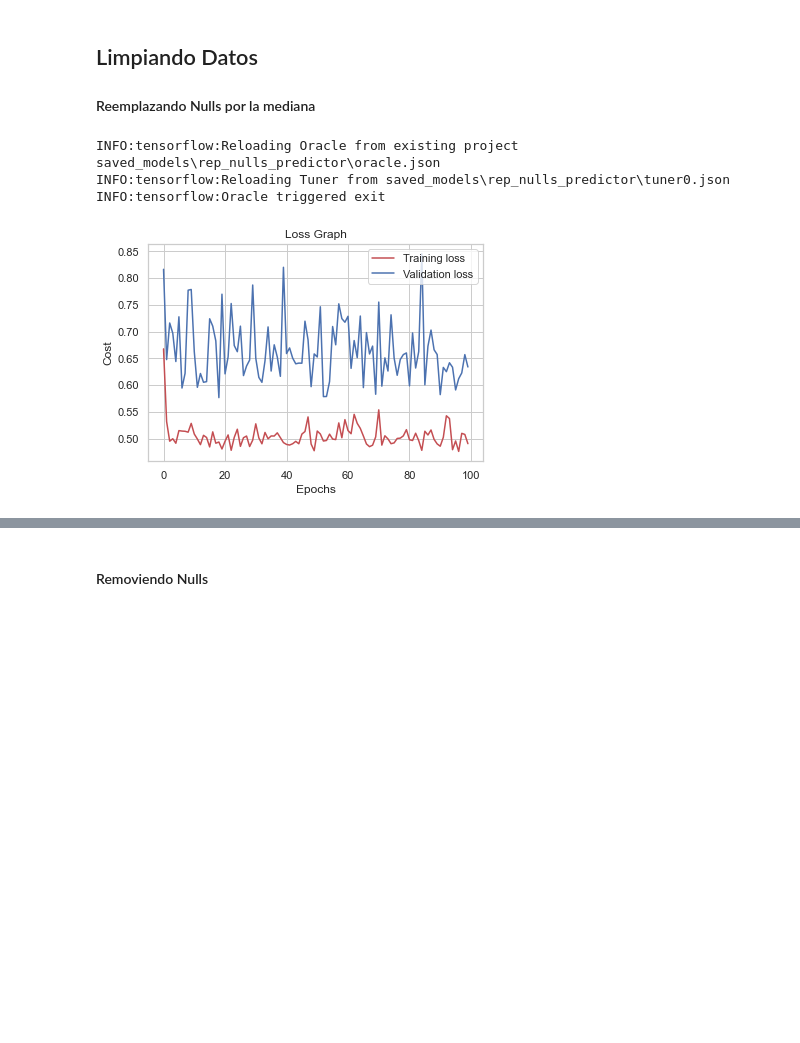
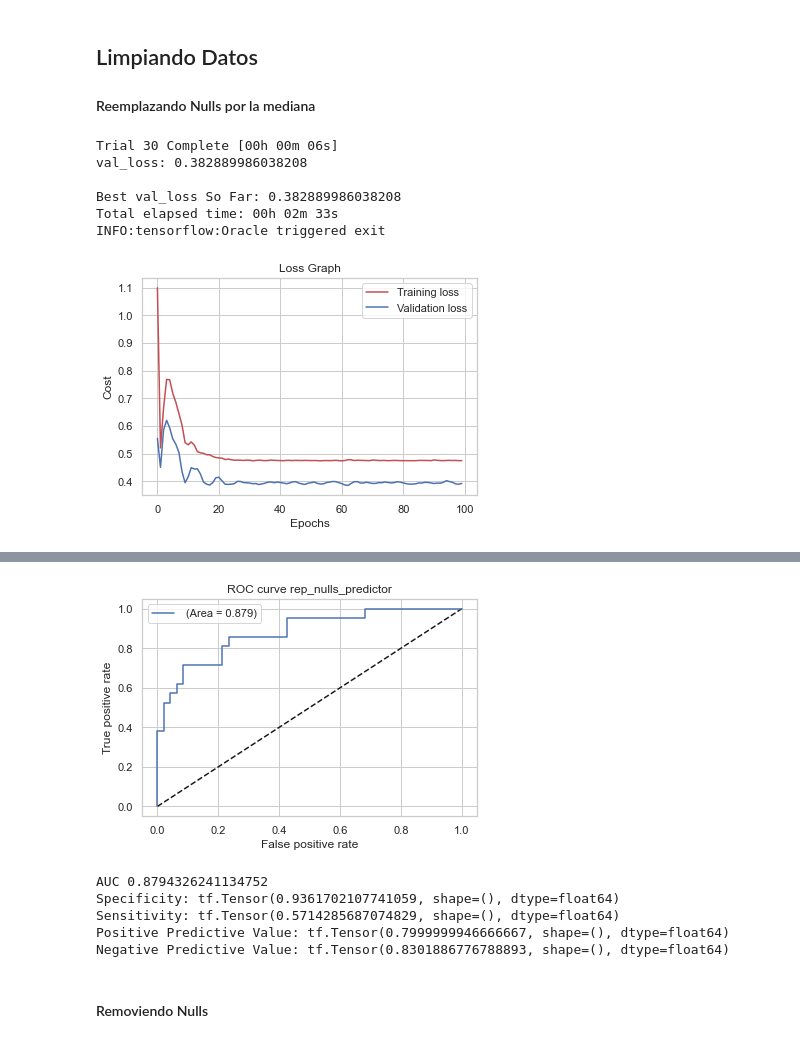
Before and after one commit to matifrancois/DeepLearning_Project2, a Jupyter notebook: Ej1/ej1.ipynb, the cells around one changed output, grey strips where cells are left out. Saved outputs shown, nothing was run; the diff lists cells and outputs as text; code cells hidden in the pictures; blank space fills up the shorter version.

Commit message:
Replace nulls and outliers

```diff
--- a/Ej1/ej1.ipynb
+++ b/Ej1/ej1.ipynb
@@ -223,7 +226,6 @@ class DiabetesPredictor:
 
         ##Parametros##
         self.replace_values_nulls = self.__get_cols_median__(fit_df)
-
 
         fit_df = self.__deal_with_nulls__(fit_df)
 
@@ -277,22 +279,19 @@ class DiabetesPredictor:
         return df
 
     def __get_cols_mean__(self, data):
-        x = data.values
-        means = np.mean(x, axis=0, keepdims=True)
-        df = pd.DataFrame(means, columns = data.columns)
-        return df
+        meandf = data.mean(axis = 0, skipna = True)
+        meandf.columns = data.columns
+        return meandf
 
     def __get_cols_std__(self, data):
-        x = data.values
-        stds = np.std(x, axis=0, keepdims=True)
-        df = pd.DataFrame(stds, columns = data.columns)
-        return df
+        stddf= data.std(axis = 0, skipna = True)
+        stddf.columns = data.columns
+        return stddf
 
     def __get_cols_median__(self, data):
-        x = data.values
-        medians = np.median(x, axis=0, keepdims=True)
-        df = pd.DataFrame(medians, columns = data.columns)
-        return df
+        mediandf = data.median(axis = 0, skipna = True)
+        mediandf.columns = data.columns
+        return mediandf
 
     def __get_outliers_limits__(self, data):
         df = pd.DataFrame(np.zeros((1,len(data.columns))), columns=data.columns)
@@ -328,8 +327,8 @@ class DiabetesPredictor:
         #Para cada columna (excepto para el Outcome) se reemplazan los outliers por su mediana.
         df = dataframe.copy()
         for col in self.replace_values_outliers.columns:
-            out_min = self.replace_values_outliers[col][0]
-            out_max = self.replace_values_outliers[col][1]
+            out_min = self.outliersLimits[col][0][0]
+            out_max = self.outliersLimits[col][0][1]
             for i in df[col]:
                 if i > out_max or i < out_min:
                     df[col] = df[col].replace(i, self.replace_values_outliers[col])
@@ -339,8 +338,8 @@ class DiabetesPredictor:
         #Para cada columna (excepto para el Outcome) se buscan los outliers para borrar la fila
         df = dataframe.copy()
         for col in self.replace_values_outliers.columns:
-            out_min = self.replace_values_outliers[col][0]
-            out_max = self.replace_values_outliers[col][1]
+            out_min = self.outliersLimits[col][0][0]
+            out_max = self.outliersLimits[col][0][1]
             df = df[(out_min < df[col]) & (df[col] < out_max)]
         return df
 
@@ -354,6 +353,7 @@ class DiabetesPredictor:
 
     def __replace_nulls__(self, dataframe):
         df = dataframe.copy()
+        print(self.replace_values_nulls.head())
         for col in self.nullCols:
             df[col]=df[col].replace(np.NaN, self.replace_values_nulls[col])
         return df
@@ -368,8 +368,8 @@ class DiabetesPredictor:
         # Mean, columnar axis.
         df = dataframe.copy()
         for col in df.columns:
-            if (self.std_cols[col][0] != 0):
-                df[col] = (df[col] - self.mean_cols[col][0]) / self.std_cols[col][0]
+            if (self.std_cols[col] != 0):
+                df[col] = (df[col] - self.mean_cols[col]) / self.std_cols[col]
             else:
                 df[col] = 0
         return df
@@ -387,7 +387,7 @@ class DiabetesPredictor:
         # Tune the learning rate for the optimizer
         # Choose an optimal value from 0.01, 0.001, or 0.0001
         hp_momentum = hp.Choice('momentum',values=[0.9, 0.99, 0.999])
-        hp_learning_rate = hp.Float('learning_rate', 1e-5, 1.0, sampling='log', default=1e-3)
+        hp_learning_rate = hp.Choice('learning_rate', values=[1.0, 0.1, 1e-2, 1e-3, 1e-4, 1e-5])
 
 
         model.compile(optimizer=optimizers.SGD(momentum=hp_momentum, learning_rate=hp_learning_rate, ),
@@ -501,9 +501,12 @@ Negative Predictive Value: tf.Tensor(0.6451612892819979, shape=(), dtype=float64
 #### Reemplazando Nulls por la mediana
 # %%
 predictorRepNulls = DiabetesPredictor('rep_nulls_predictor')
-aucRepNulls, speRepNulls, senRepNulls, ppvRepNulls, npvRepNulls = predictor.fit(x_train_data, y_train_values, x_val_data, y_val_values,replaceNulls=True, nullColumns=['Glucose','BloodPressure','SkinThickness','BMI'])
+aucRepNulls, speRepNulls, senRepNulls, ppvRepNulls, npvRepNulls = predictorRepNulls.fit(x_train_data, y_train_values, x_val_data, y_val_values,replaceNulls=True, nullColumns=['Glucose','BloodPressure','SkinThickness','BMI'])
 # %% [output]
-INFO:tensorflow:Reloading Oracle from existing project saved_models\rep_nulls_predictor\oracle.json
-INFO:tensorflow:Reloading Tuner from saved_models\rep_nulls_predictor\tuner0.json
+Trial 30 Complete [00h 00m 06s]
+val_loss: 0.382889986038208
+
+Best val_loss So Far: 0.382889986038208
+Total elapsed time: 00h 02m 33s
 INFO:tensorflow:Oracle triggered exit
-[figure, old version]
+[figure, new version]
@@ -527,3 +530,9 @@ AUC: 0.7182971014492754
+[figure, added]
+AUC 0.8794326241134752
+Specificity: tf.Tensor(0.9361702107741059, shape=(), dtype=float64)
+Sensitivity: tf.Tensor(0.5714285687074829, shape=(), dtype=float64)
+Positive Predictive Value: tf.Tensor(0.7999999946666667, shape=(), dtype=float64)
+Negative Predictive Value: tf.Tensor(0.8301886776788893, shape=(), dtype=float64)
 # %% [markdown]
 #### Removiendo Nulls
 # %%
```
Also changed, not shown: parts of 10 cells of this notebook.
